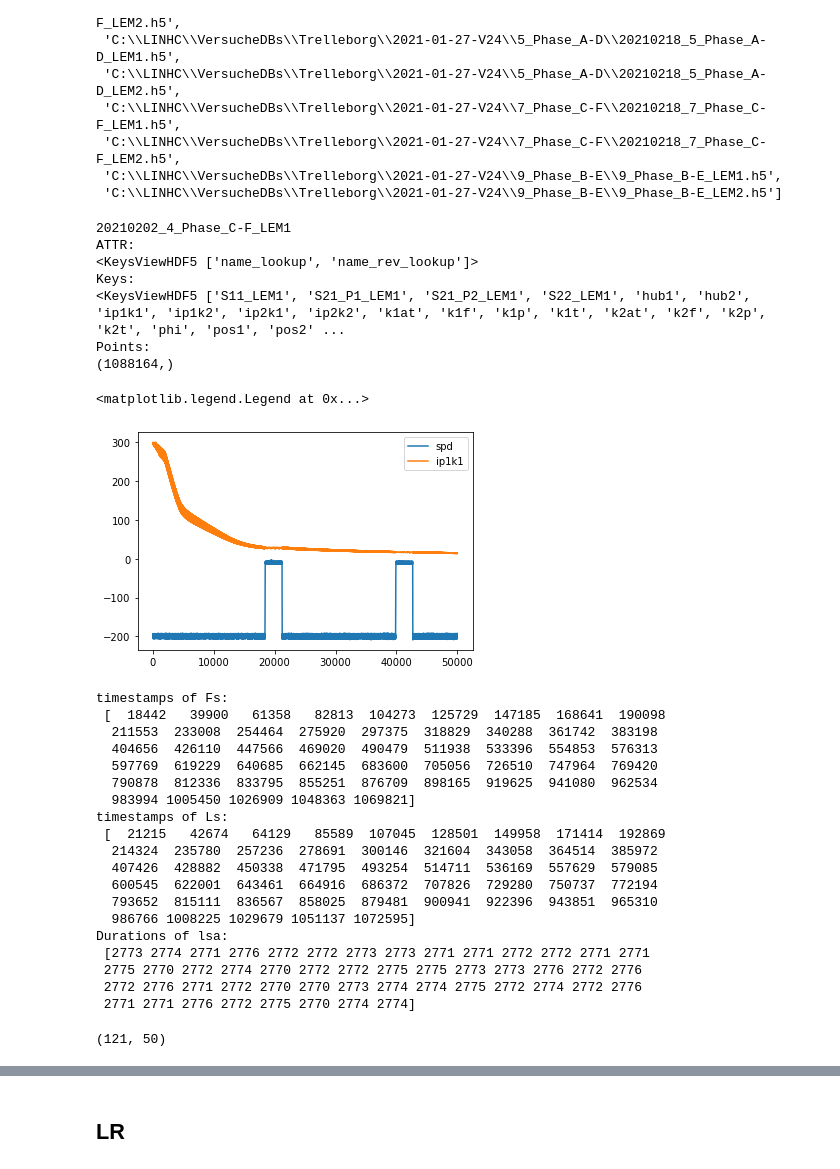
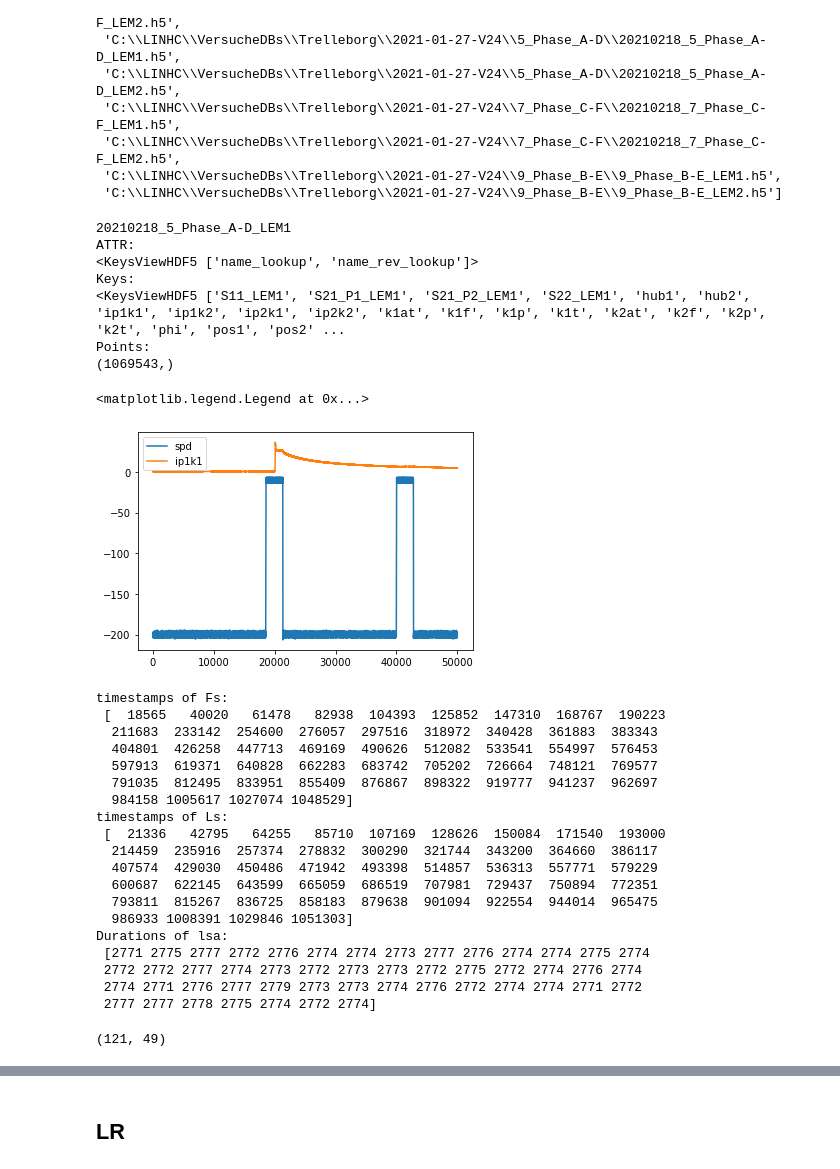
Before and after one commit to chen-xin-94/trelleborg, a Jupyter notebook: LR_shift.ipynb, the cells around one changed output, grey strips where cells are left out. Cells and saved outputs as stored; diff of their text form; code cells hidden in the pictures.

Commit message:
add plots

```diff
--- a/LR_shift.ipynb
+++ b/LR_shift.ipynb
@@ -28,36 +28,37 @@ file_list
  'C:\\LINHC\\VersucheDBs\\Trelleborg\\2021-01-27-V24\\9_Phase_B-E\\9_Phase_B-E_LEM2.h5']
 # %%
 # choose 'C:\\LINHC\\VersucheDBs\\Trelleborg\\2021-01-27-V24\\4_Phase_C-F\\20210202_4_Phase_C-F_LEM1.h5'
-file = file_list[4]
+file = file_list[6]
 filename = file.split('\\')[-1][:-3]
 h51 = h5py.File(file, "r")
 
 print(filename)
 print("ATTR:")
 print(h51.attrs.keys())
 print("Keys:")
 print(h51.keys())
 print("Points:")
 print(h51['t'].shape)
 
 plt.plot(h51['spd1'][:50000], label = 'spd')
 plt.plot(h51['ip1k1'][:50000], label = 'ip1k1')
 plt.legend()
 # %% [output]
-20210202_4_Phase_C-F_LEM1
+20210218_5_Phase_A-D_LEM1
 ATTR:
 <KeysViewHDF5 ['name_lookup', 'name_rev_lookup']>
 Keys:
 <KeysViewHDF5 ['S11_LEM1', 'S21_P1_LEM1', 'S21_P2_LEM1', 'S22_LEM1', 'hub1', 'hub2', 'ip1k1', 'ip1k2', 'ip2k1', 'ip2k2', 'k1at', 'k1f', 'k1p', 'k1t', 'k2at', 'k2f', 'k2p', 'k2t', 'phi', 'pos1', 'pos2' ...
 Points:
-(1088164,)
+(1069543,)
 <matplotlib.legend.Legend at 0x...>
-[figure, old version]
+[figure, new version]
 # %%
 low = np.where(h51['spd1'][:]>-50)[0]
 # skip the lsa in first 10000 points because some wierd patterns in speed,
 # check 'C:\\LINHC\\VersucheDBs\\Trelleborg\\2021-01-27-V24\\2_Phase_A-D\\20210127_Phase_A-D_LEM2.h5',
-low = low[low>10000]
+if filename in ['20210127_Phase_A-D_LEM2']:
+    low = low[low>10000]
 pos_low = h51['pos1'][low]
 low_sep = np.where(np.diff(low)>3000)[0] # check if 3000 fit for all datasets
 pos_low_sep = np.split(pos_low,low_sep+1)
@@ -71,29 +72,29 @@ print("timestamps of Ls:\n", Ls)
 print("Durations of lsa:\n", Ls-Fs)
 # %% [output]
 timestamps of Fs:
- [  18442   39900   61358   82813  104273  125729  147185  168641  190098
-  211553  233008  254464  275920  297375  318829  340288  361742  383198
-  404656  426110  447566  469020  490479  511938  533396  554853  576313
-  597769  619229  640685  662145  683600  705056  726510  747964  769420
-  790878  812336  833795  855251  876709  898165  919625  941080  962534
-  983994 1005450 1026909 1048363 1069821]
+ [  18565   40020   61478   82938  104393  125852  147310  168767  190223
+  211683  233142  254600  276057  297516  318972  340428  361883  383343
+  404801  426258  447713  469169  490626  512082  533541  554997  576453
+  597913  619371  640828  662283  683742  705202  726664  748121  769577
+  791035  812495  833951  855409  876867  898322  919777  941237  962697
+  984158 1005617 1027074 1048529]
 timestamps of Ls:
- [  21215   42674   64129   85589  107045  128501  149958  171414  192869
-  214324  235780  257236  278691  300146  321604  343058  364514  385972
-  407426  428882  450338  471795  493254  514711  536169  557629  579085
-  600545  622001  643461  664916  686372  707826  729280  750737  772194
-  793652  815111  836567  858025  879481  900941  922396  943851  965310
-  986766 1008225 1029679 1051137 1072595]
+ [  21336   42795   64255   85710  107169  128626  150084  171540  193000
+  214459  235916  257374  278832  300290  321744  343200  364660  386117
+  407574  429030  450486  471942  493398  514857  536313  557771  579229
+  600687  622145  643599  665059  686519  707981  729437  750894  772351
+  793811  815267  836725  858183  879638  901094  922554  944014  965475
+  986933 1008391 1029846 1051303]
 Durations of lsa:
- [2773 2774 2771 2776 2772 2772 2773 2773 2771 2771 2772 2772 2771 2771
- 2775 2770 2772 2774 2770 2772 2772 2775 2775 2773 2773 2776 2772 2776
- 2772 2776 2771 2772 2770 2770 2773 2774 2774 2775 2772 2774 2772 2776
- 2771 2771 2776 2772 2775 2770 2774 2774]
+ [2771 2775 2777 2772 2776 2774 2774 2773 2777 2776 2774 2774 2775 2774
+ 2772 2772 2777 2774 2773 2772 2773 2773 2772 2775 2772 2774 2776 2774
+ 2774 2771 2776 2777 2779 2773 2773 2774 2776 2772 2774 2774 2771 2772
+ 2777 2777 2778 2775 2774 2772 2774]
 # %%
 shift_opts_freqs = pickle.load( open( "./data/shift_opts_freqs/" +filename + ".pkl", "rb" ) )
 shift_opts_freqs.shape
 # %% [output]
-(121, 50)
+(121, 49)
 # %%
 X = np.array(h51['t'][Fs]).reshape(-1,1)
 y = np.array(shift_opts_freqs[0]).reshape(-1,1)
```
Also changed, not shown: parts of 32 cells of this notebook, 1 other file.
